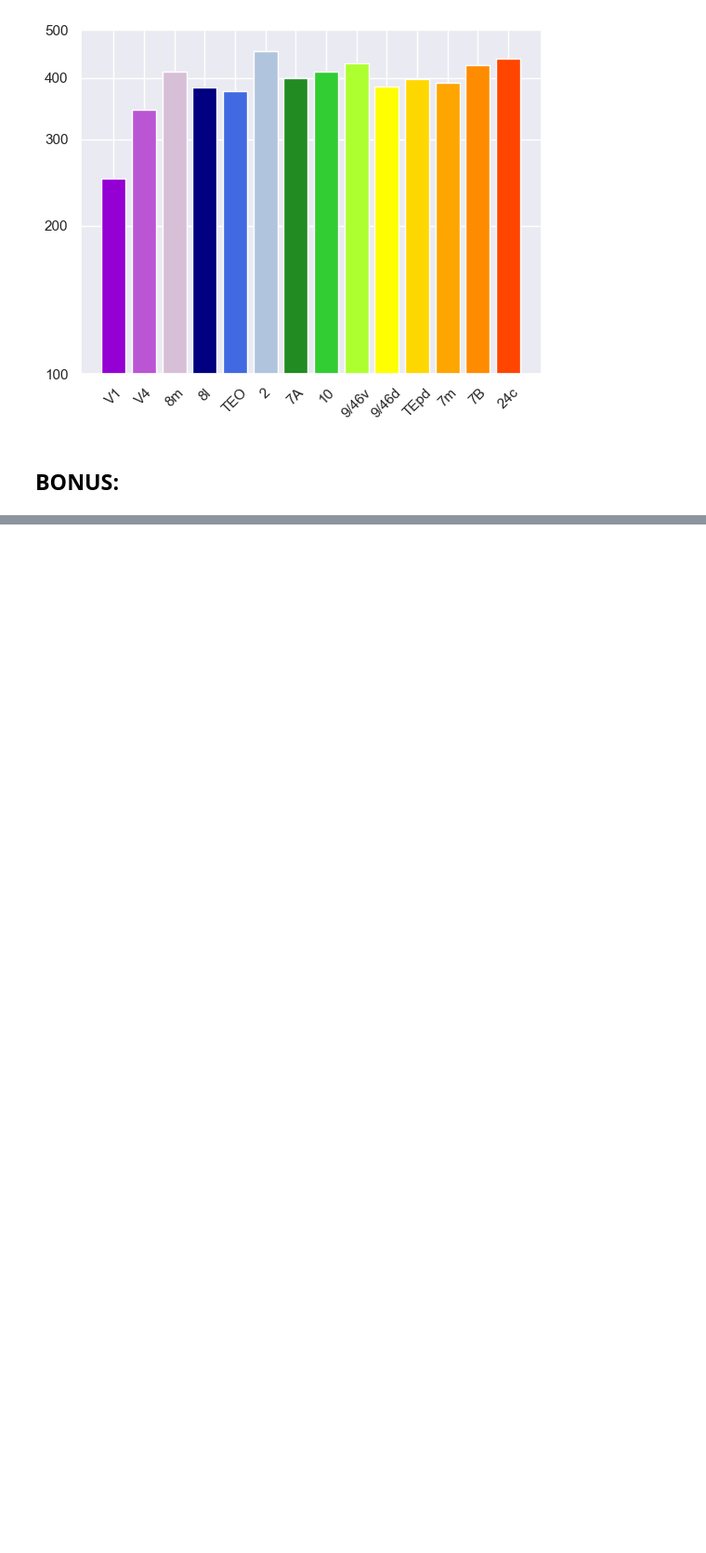
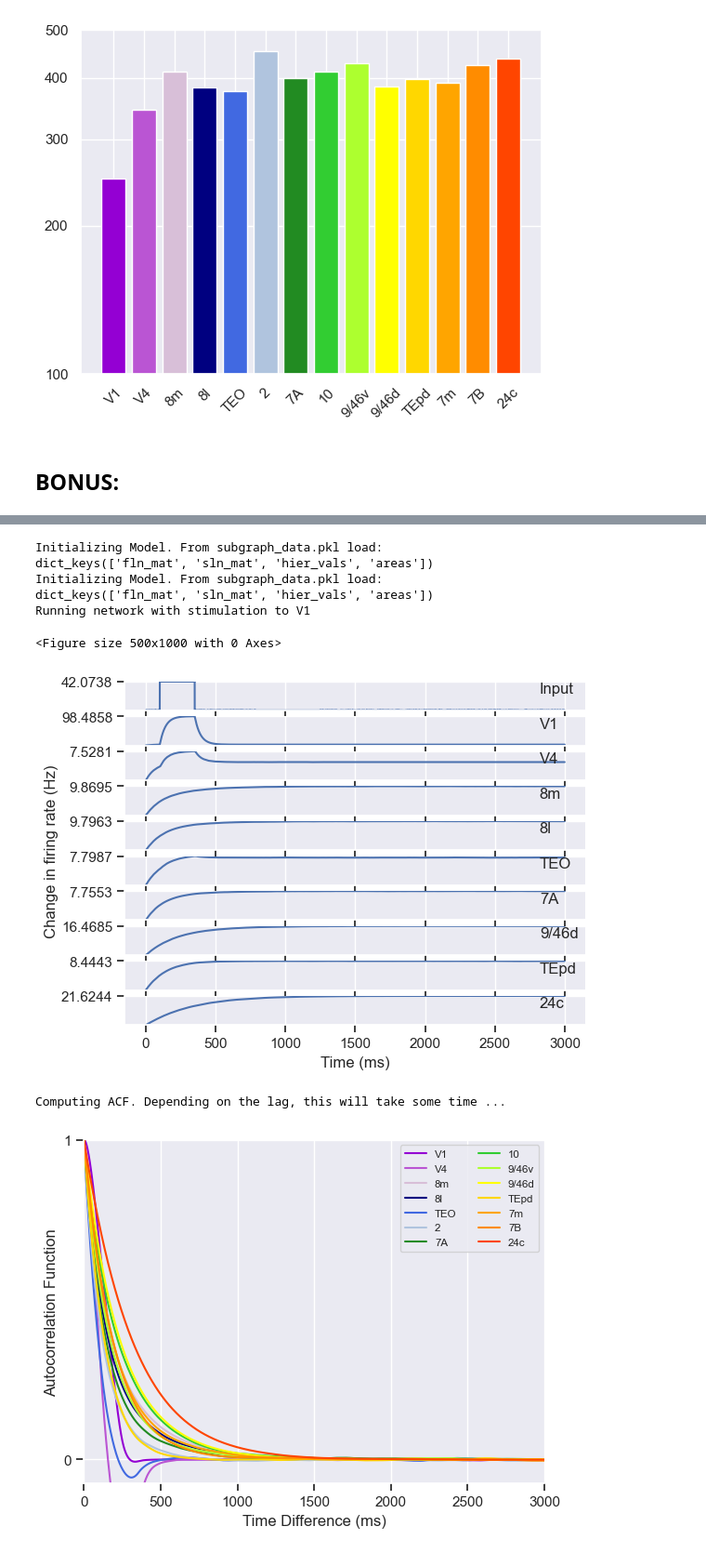
Before and after one commit to mindemory/compneuro22, a Jupyter notebook: Homework 9.ipynb, the cells around one changed output, grey strips where cells are left out. Shown at 93% size. Drawn from its saved outputs; the diff is of its cells as text; code cells hidden in the pictures; blank space fills up the shorter version.

```diff
--- a/Homework 9.ipynb
+++ b/Homework 9.ipynb
@@ -81,0 +89,34 @@ Computing ACF. Depending on the lag, this will take some time ...
+# %%
+execfile('chaudhuri2015.py')
+if __name__ == '__main__':
+    control = Model()
+    control.__init__(datafile='subgraph_data.pkl', seed = 42, macroGradient = True, ext_params={})
+    control.run_stimulus(T = 5000, noise=True, area_act = 'V1', plot_t_interval = [0, 3000])
+
+    control.calculate_acf(t_interval = [0, 5000], acf_length=3000, plot = True)
+
+    control.compute_time_constants(plot = False)
+    area_name_list = ['V1','V4','8m','8l','TEO','2','7A','10','9/46v','9/46d','TEpd','7m','7B','24c']
+    area_idx_list = [control.p['areas'].index(name) for name in area_name_list]
+    cs = ['darkviolet','mediumorchid','thistle','navy','royalblue','lightsteelblue','forestgreen','limegreen','greenyellow','yellow','gold','orange','darkorange','orangered']
+    hierarchy = control.p['hier_vals'][area_idx_list]
+    tc_to_plot = []
+    for i in area_idx_list:
+        tc_to_plot.append(control.tc[i])
+    plt.figure()
+    plt.bar(area_name_list, tc_to_plot, color = cs )
+    plt.yscale('log')
+    plt.yticks([])
+    plt.yticks(ticks = [100, 200, 300, 400, 500], labels = ['100', '200', '300', '400','500'], minor = False)
+    plt.xticks(rotation = 45)
+    plt.show()
+# %% [output]
+Initializing Model. From subgraph_data.pkl load:
+dict_keys(['fln_mat', 'sln_mat', 'hier_vals', 'areas'])
+Initializing Model. From subgraph_data.pkl load:
+dict_keys(['fln_mat', 'sln_mat', 'hier_vals', 'areas'])
+Running network with stimulation to V1
+<Figure size 500x1000 with 0 Axes>
+[figure, added]
+Computing ACF. Depending on the lag, this will take some time ...
+[figure, added]
```
Also changed, not shown: parts of 7 cells of this notebook, 1 other file.
